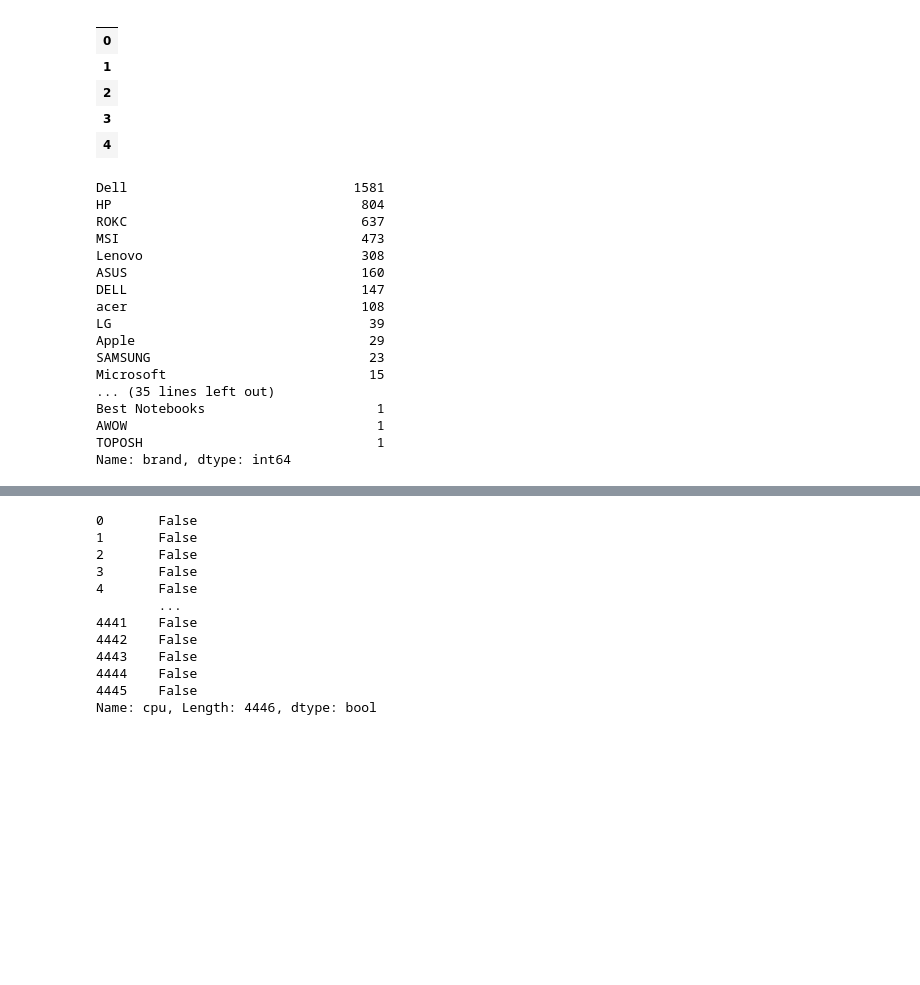
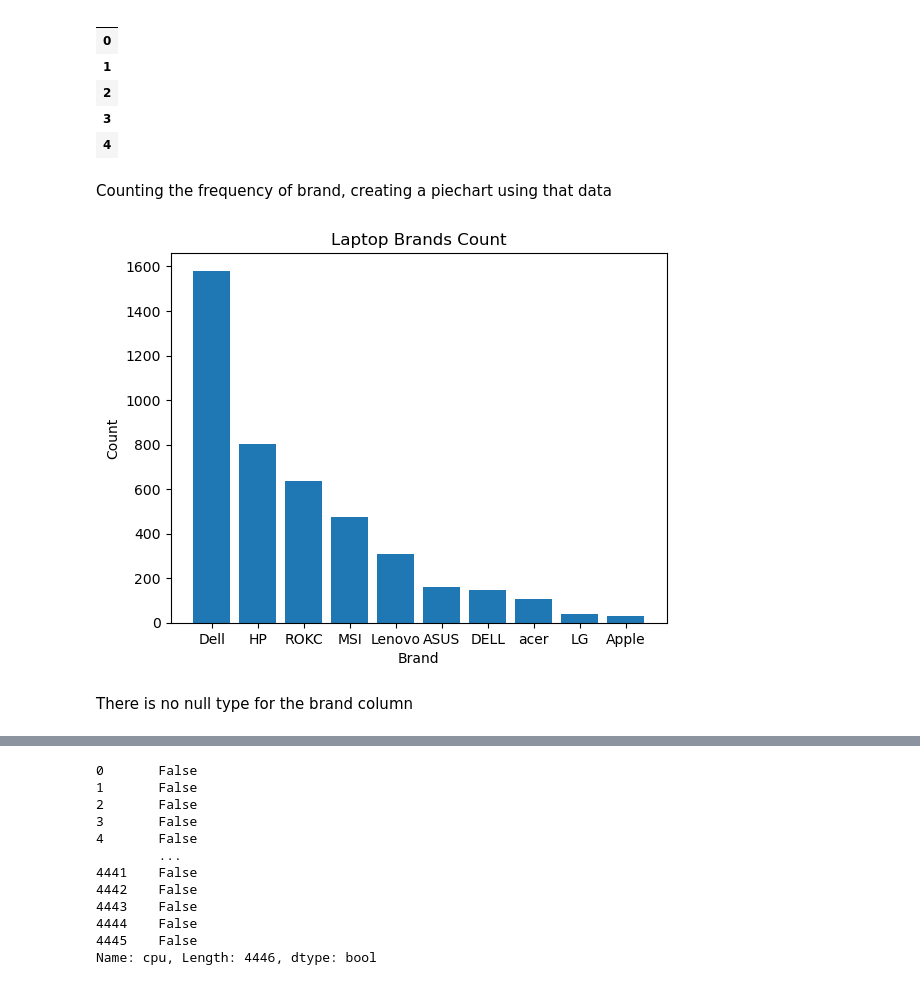
Before and after one commit to kelvin-kahuho/Technical-Writing, a Jupyter notebook: Matplotlib_series/visualizing_real_data.ipynb, the cells around one changed output, grey strips where cells are left out. Cells and saved outputs as stored; diff of their text form; code cells hidden in the pictures; blank space fills up the shorter version.

Commit message:
Created a bar chart to visualize the frequency brand laptops in sales

```diff
--- a/Matplotlib_series/visualizing_real_data.ipynb
+++ b/Matplotlib_series/visualizing_real_data.ipynb
@@ -138,25 +138,29 @@ numeric_columns.head()
 | 2 |
 | 3 |
 | 4 |
+# %% [markdown]
+Counting the frequency of brand, creating a piechart using that data
+# %%
+brand_counts = data2['brand'].value_counts()
+
+# Creating a dataframe from this information
+brand_counts_df = pd.DataFrame({'Brand': brand_counts.index,
+                                'Count': brand_counts.values})
+
+# Sort the df in a descending order
+brand_counts_df = brand_counts_df.sort_values(by='Count', ascending=False)
+
+# Plotting a bar chart using this information
+
+plt.bar(brand_counts_df['Brand'].head(10), brand_counts_df['Count'].head(10))
+plt.xlabel('Brand')
+plt.ylabel('Count')
+plt.title('Laptop Brands Count')
+plt.show()
+# %% [output]
+[figure, added]
 # %%
-#Counting the frequency of brands
-brand_counts = data2['brand'].value_counts()
+brand_counts = data2['brand'].isnull().value_counts()
 brand_counts
-# %% [output]
-Dell                             1581
-HP                                804
-ROKC                              637
-MSI                               473
-Lenovo                            308
-ASUS                              160
-DELL                              147
-acer                              108
-LG                                 39
-Apple                              29
-SAMSUNG                            23
-Microsoft                          15
-... (35 lines left out)
-Best Notebooks                      1
-AWOW                                1
-TOPOSH                              1
-Name: brand, dtype: int64
+# %% [markdown]
+There is no null type for the brand column
```
Also changed, not shown: parts of 1 cell of this notebook.
